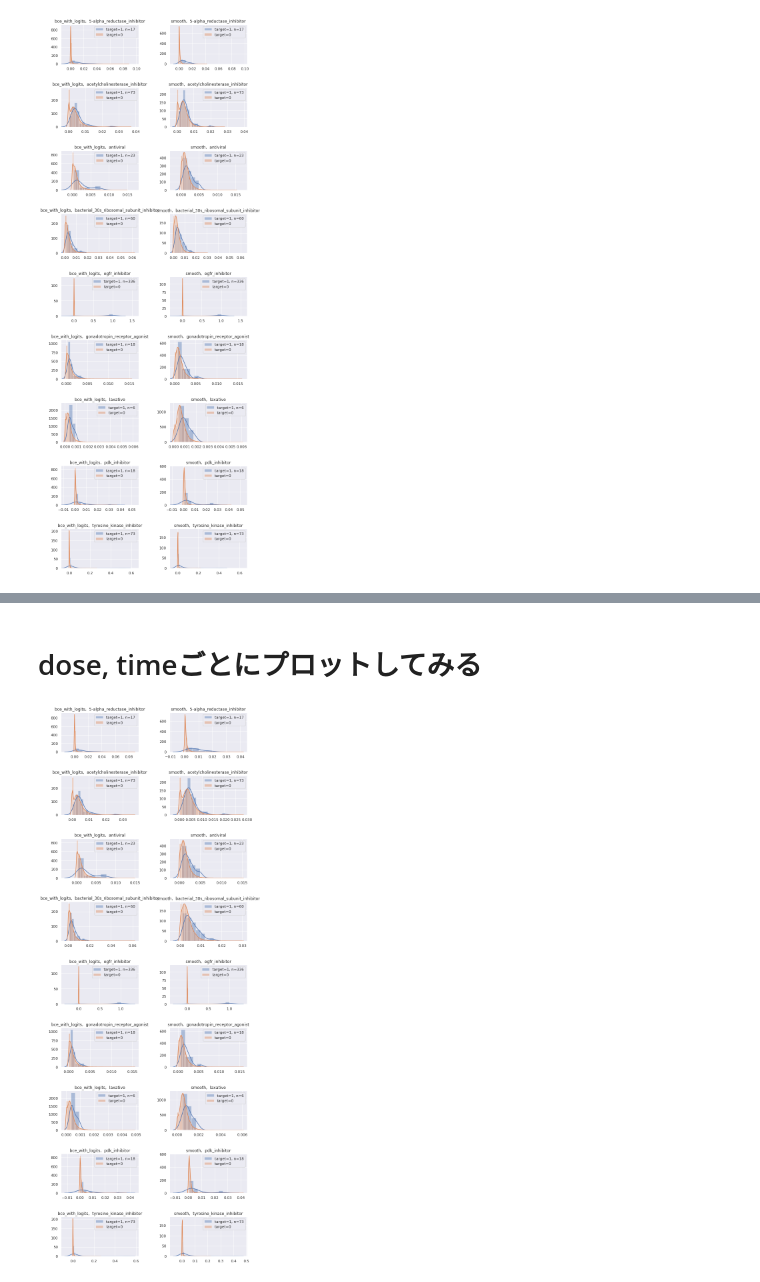
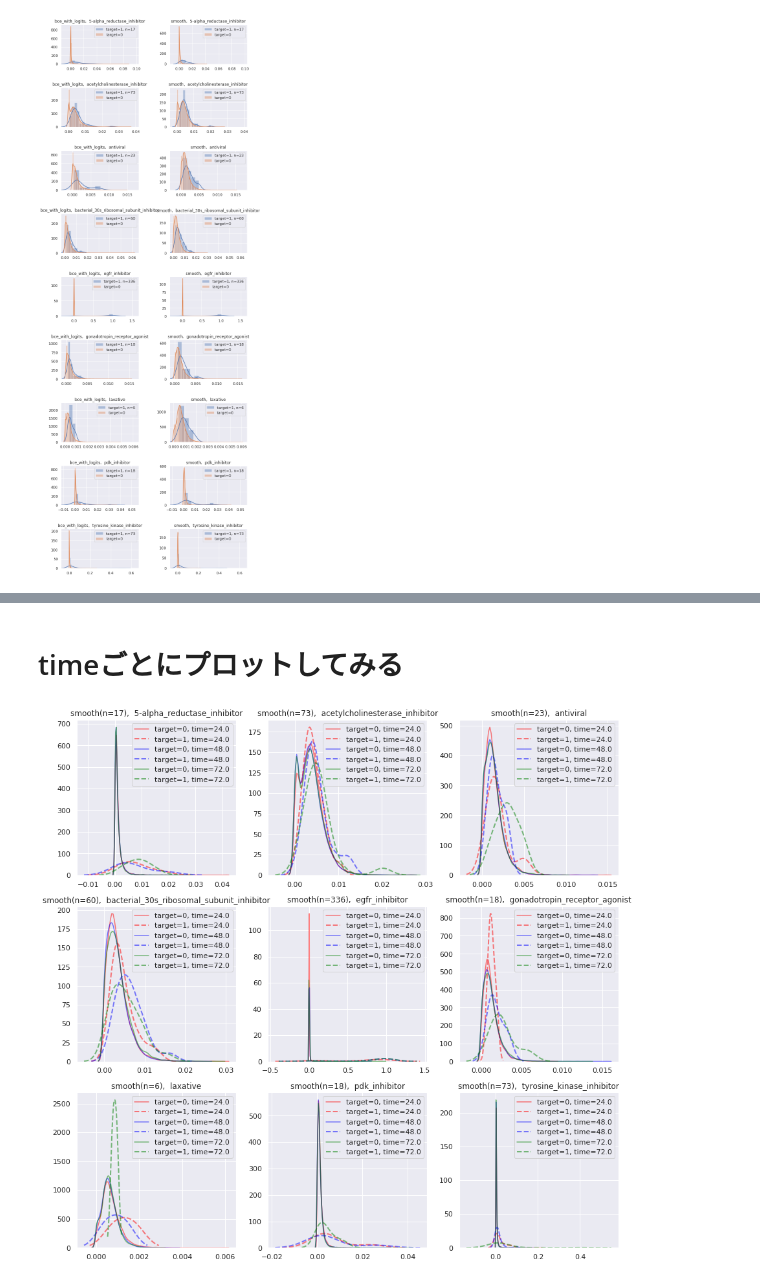
Before and after one commit to fkubota/kaggle-Mechanisms-of-Action-MoA-Prediction, a Jupyter notebook: nb/014_analysis_label_smoothing.ipynb, the cells around one changed output, grey strips where cells are left out. Cells and saved outputs as stored; diff of their text form; code cells hidden in the pictures.

```diff
--- a/nb/014_analysis_label_smoothing.ipynb
+++ b/nb/014_analysis_label_smoothing.ipynb
@@ -483,20 +518,23 @@ for i, idx in enumerate([0, 5, 30, 40, 80, 100, 120, 150, 200]):
 # %% [markdown]
-# dose, timeごとにプロットしてみる
+# timeごとにプロットしてみる
-# %%
-step = 1
-fig, axs = plt.subplots(9, 2, figsize=(10, 30))
-plt.subplots_adjust(wspace=0.4, hspace=0.6)
-
-for i, idx in enumerate([0, 5, 30, 40, 80, 100, 120, 150, 200]):
-    mask_1 = targets[:, idx] == 1
-    sns.distplot(oof_bce_logit_trt[:, idx][mask_1][::step], label=f'target=1, n={n_list[idx]}', ax=axs[i, 0])
-    sns.distplot(oof_bce_logit_trt[:, idx][~mask_1][::step], label='target=0', ax=axs[i, 0])
-    axs[i, 0].set_title(f'bce_with_logits,  {target_cols[idx]}')
-    axs[i, 0].legend()
-
-    sns.distplot(oof_bce_smooth_trt[:, idx][mask_1][::step], label=f'target=1, n={n_list[idx]}', ax=axs[i, 1])
-    sns.distplot(oof_bce_smooth_trt[:, idx][~mask_1][::step], label='target=0', ax=axs[i, 1])
-    axs[i, 1].set_title(f'smooth,  {target_cols[idx]}')
-    axs[i, 1].legend()
-# %% [output]
-[figure, removed]
+# %%
+cp_time_trt = train[:, 0]
+# cp_dose_trt = train[:, 1]  # 0, 1 = high, low
+# %%
+step = 1
+fig, axs = plt.subplots(3, 3, figsize=(15, 15))
+axs = axs.ravel()
+
+colors = ['red', 'blue', 'green']
+for i, idx in enumerate([0, 5, 30, 40, 80, 100, 120, 150, 200]):
+    for i_color, time in enumerate(np.unique(cp_time_trt)):
+        mask_0 = (targets[:, idx] == 0) & (cp_time_trt == time)
+        mask_1 = (targets[:, idx] == 1) & (cp_time_trt == time)
+        sns.kdeplot(oof_bce_smooth_trt[:, idx][mask_0][::step], alpha=0.5,
+                    label=f'target=0, time={time}' , ax=axs[i], color=colors[i_color])
+        sns.kdeplot(oof_bce_smooth_trt[:, idx][mask_1][::step], alpha=0.5,
+                    label=f'target=1, time={time}', ax=axs[i], linestyle='--', color=colors[i_color])
+    axs[i].set_title(f'smooth(n={n_list[idx]}),  {target_cols[idx]}')
+    axs[i].legend()
+# %% [output]
+[figure, added]
```
Also changed, not shown: parts of 8 cells of this notebook, 3 other files.
